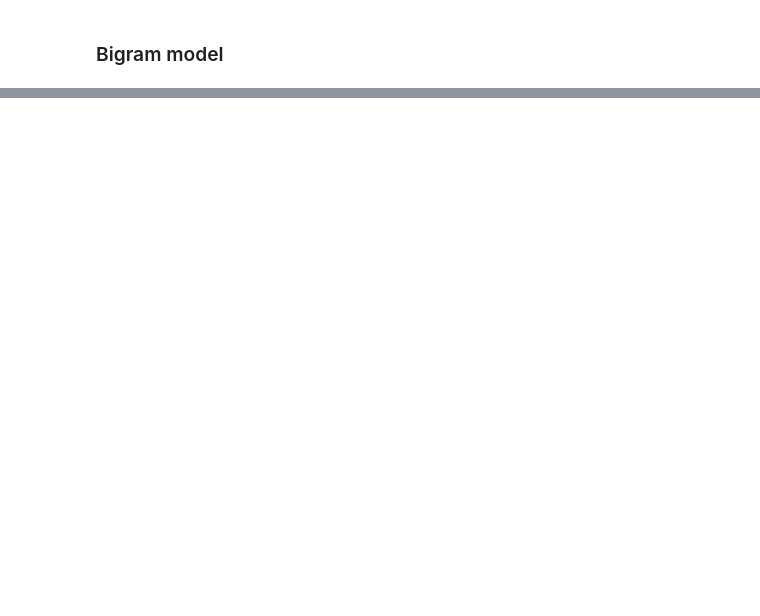
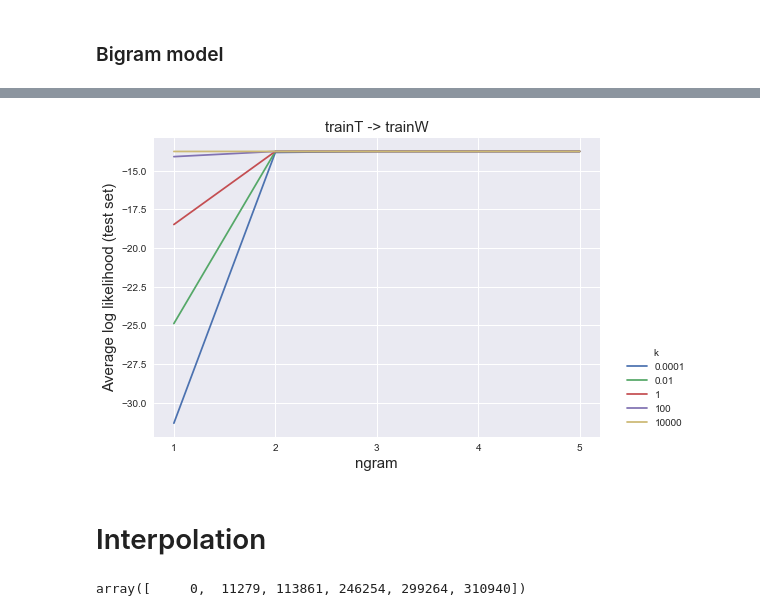
Before and after one commit to khanhnguyendata/ngram, a Jupyter notebook: ngram_models.ipynb, the cells around one changed output, grey strips where cells are left out. Drawn from its saved outputs; the diff is of its cells as text; code cells hidden in the pictures; blank space fills up the shorter version.

```diff
--- a/ngram_models.ipynb
+++ b/ngram_models.ipynb
@@ -142,0 +124,6 @@ bigram_model_debug.calculate_avg_ll(test_debug)
+# %%
+plot_models(trainT, trainW, 'trainT', 'trainW')
+# %% [output]
+[figure, added]
+# %% [markdown]
+# Interpolation
@@ -142,0 +221,4 @@ bigram_model_debug.calculate_avg_ll(test_debug)
+# %%
+(test_condprobsT1 == 0).sum(axis=0)
+# %% [output]
+array([     0,  11279, 113861, 246254, 299264, 310940])
```
Also changed, not shown: parts of 42 cells of this notebook, 9 other files.
